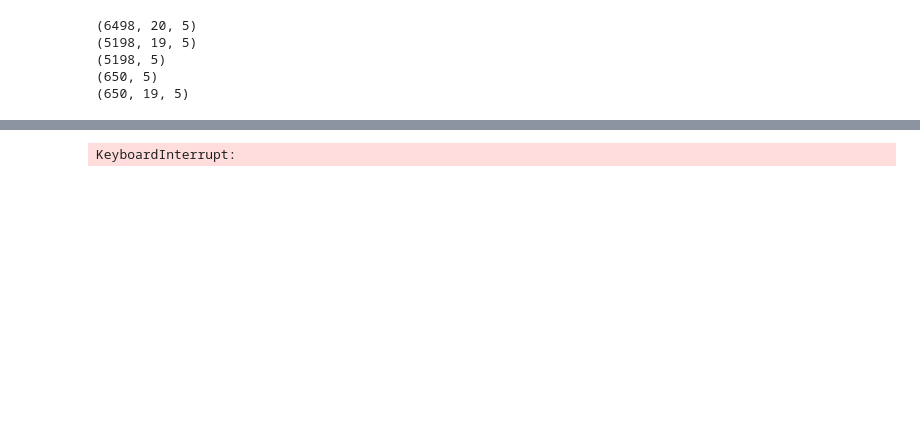
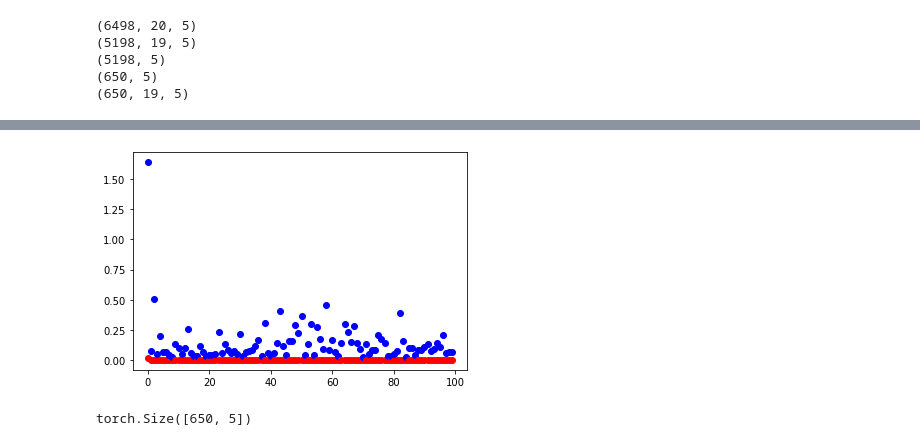
Before and after one commit to EugeneL-9929/Modeling, a Jupyter notebook: lstm.ipynb, the cells around one changed output, grey strips where cells are left out. Saved outputs shown, nothing was run; the diff lists cells and outputs as text; code cells hidden in the pictures; blank space fills up the shorter version.

```diff
--- a/lstm.ipynb
+++ b/lstm.ipynb
@@ -65,10 +65,10 @@ criterion = nn.MSELoss(reduction='mean')
 trainDataset = TensorDataset(xTrain, yTrain)
 validDataset = TensorDataset(xValid, yValid)
 trainLoader = DataLoader(trainDataset, batch_size=50, shuffle=True, num_workers=2)
-
+validLoader = DataLoader(validDataset, batch_size=1, shuffle=True, num_workers=2)
 model = lstmStocks.StockLSTMModel(inputSize, hiddenSize, layers, outputSize, steps)
-optimizer = lstmStocks.StockLSTMOptimization(model, trainLoader, validDataset, criterion, 'cpu')
-optimizer.optimizerAdam()
+optimizer = lstmStocks.StockLSTMOptimization(model, trainLoader, validLoader, criterion, 'cpu')
+optimizer.optimizerAdam(learningRate=0.01)
 # %%
 for i in range(100):
     train_loss = optimizer.trainEpoch()
@@ -76,4 +76,6 @@ for i in range(100):
     print(f'Epoch [{i}], '
         f'Train Loss: {train_loss:.6f}, '
         f'Val Loss: {valid_loss:.6f}, ')
+    plt.scatter(i, train_loss, c='r')
+    plt.scatter(i, valid_loss, c='b')
 # %% [output]
@@ -94 +99,6 @@ Epoch [13], Train Loss: 0.000653, Val Loss: 0.034614,
-KeyboardInterrupt:
+[figure, added]
+# %%
+prediction = model(xTest)
+print(prediction.shape)
+# %% [output]
+torch.Size([650, 5])
```
Also changed, not shown: parts of 3 cells of this notebook, 2 other files.
